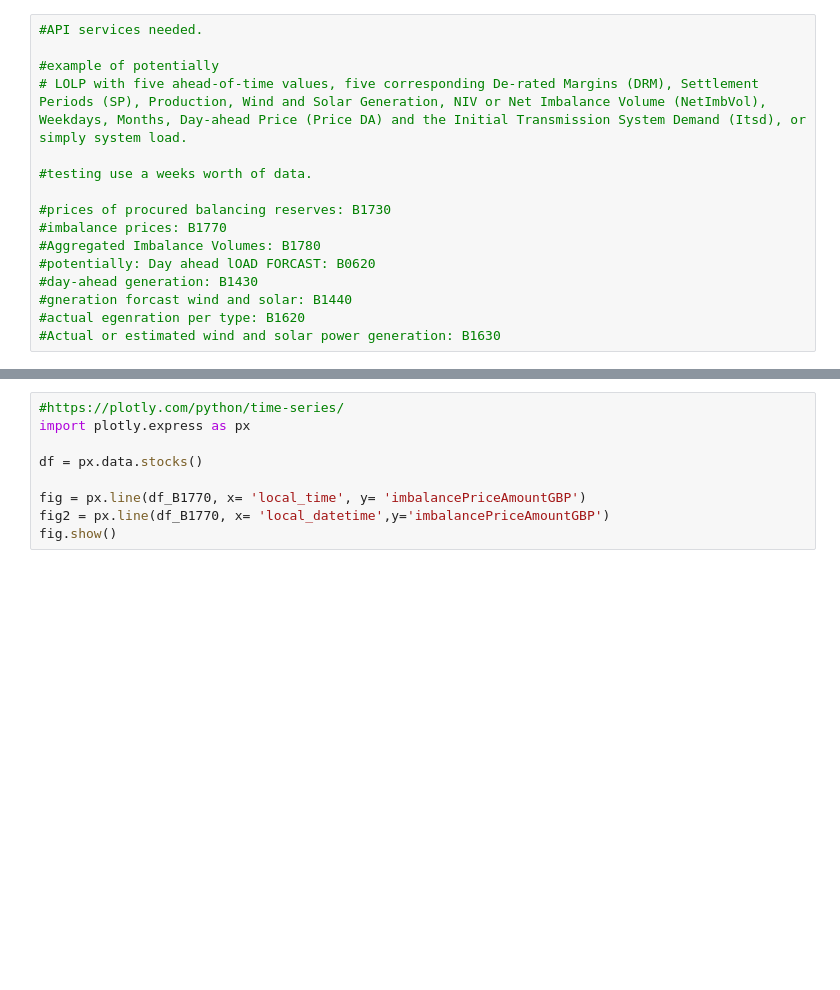
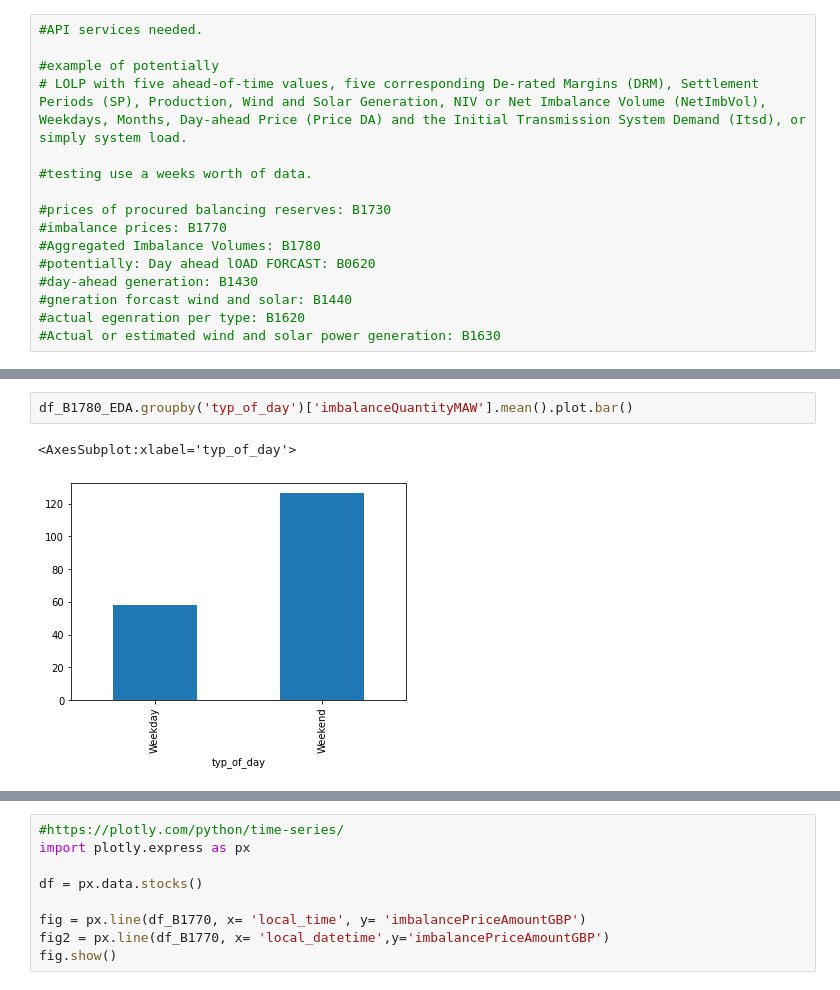
Before and after one commit to ayokariks/bm_forcasting, a Jupyter notebook: data_processing.ipynb, the cells around one changed output, grey strips where cells are left out. Saved outputs shown, nothing was run; the diff lists cells and outputs as text; blank space fills up the shorter version.

```diff
--- a/data_processing.ipynb
+++ b/data_processing.ipynb
@@ -92,0 +276,5 @@ ValueError: The returned `data_content` must be one of: `list` or `OrderedDict`
+# %%
+df_B1780_EDA.groupby('typ_of_day')['imbalanceQuantityMAW'].mean().plot.bar()
+# %% [output]
+<AxesSubplot:xlabel='typ_of_day'>
+[figure, added]
```
Also changed, not shown: parts of 120 cells of this notebook.
